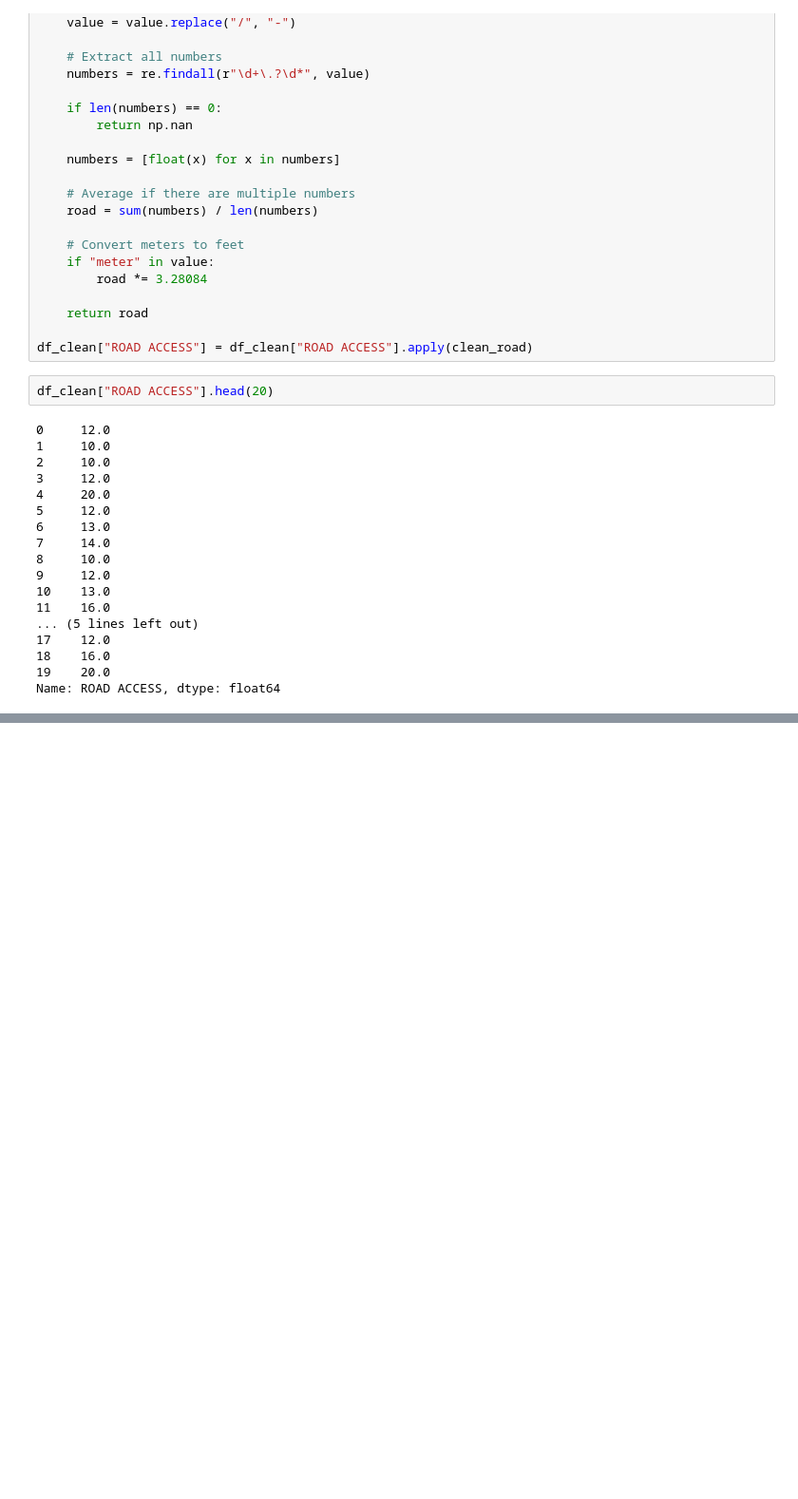
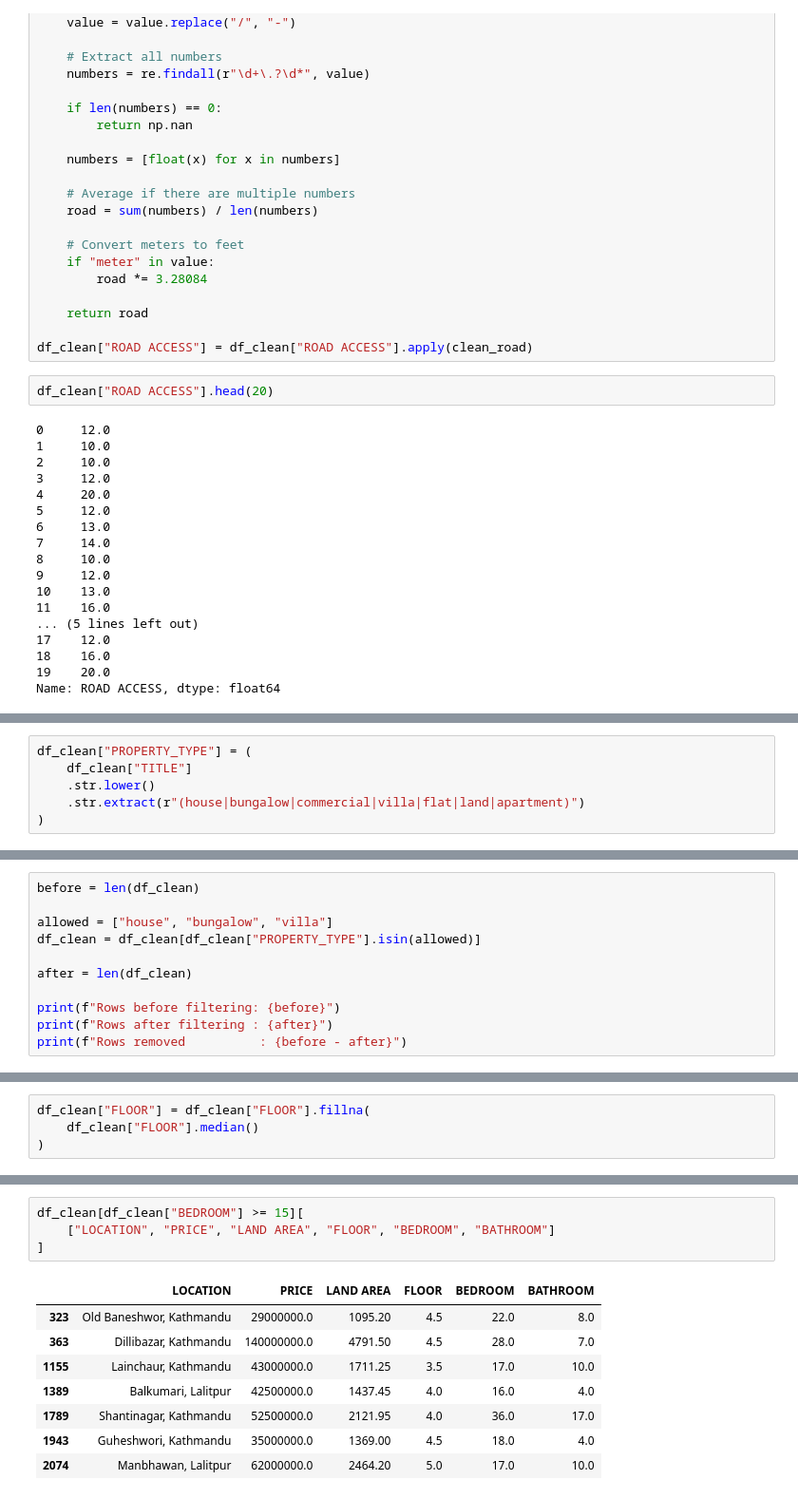
Before and after one commit to ishan2021/House-Price-Prediction-ML-Project, a Jupyter notebook: notebooks/02_Data_Cleaning.ipynb, the cells around one changed output, grey strips where cells are left out. Shown at 95% size. Saved outputs shown, nothing was run; the diff lists cells and outputs as text; blank space fills up the shorter version.

```diff
--- a/notebooks/02_Data_Cleaning.ipynb
+++ b/notebooks/02_Data_Cleaning.ipynb
@@ -595,0 +705,6 @@ Name: ROAD ACCESS, dtype: float64
+# %%
+df_clean["PROPERTY_TYPE"] = (
+    df_clean["TITLE"]
+    .str.lower()
+    .str.extract(r"(house|bungalow|commercial|villa|flat|land|apartment)")
+)
@@ -595,0 +724,11 @@ Name: ROAD ACCESS, dtype: float64
+# %%
+before = len(df_clean)
+
+allowed = ["house", "bungalow", "villa"]
+df_clean = df_clean[df_clean["PROPERTY_TYPE"].isin(allowed)]
+
+after = len(df_clean)
+
+print(f"Rows before filtering: {before}")
+print(f"Rows after filtering : {after}")
+print(f"Rows removed          : {before - after}")
@@ -595,0 +773,4 @@ Name: ROAD ACCESS, dtype: float64
+# %%
+df_clean["FLOOR"] = df_clean["FLOOR"].fillna(
+    df_clean["FLOOR"].median()
+)
@@ -595,0 +852,13 @@ Name: ROAD ACCESS, dtype: float64
+# %%
+df_clean[df_clean["BEDROOM"] >= 15][
+    ["LOCATION", "PRICE", "LAND AREA", "FLOOR", "BEDROOM", "BATHROOM"]
+]
+# %% [output]
+|  | LOCATION | PRICE | LAND AREA | FLOOR | BEDROOM | BATHROOM |
+| 323 | Old Baneshwor, Kathmandu | 29000000.0 | 1095.20 | 4.5 | 22.0 | 8.0 |
+| 363 | Dillibazar, Kathmandu | 140000000.0 | 4791.50 | 4.5 | 28.0 | 7.0 |
+| 1155 | Lainchaur, Kathmandu | 43000000.0 | 1711.25 | 3.5 | 17.0 | 10.0 |
+| 1389 | Balkumari, Lalitpur | 42500000.0 | 1437.45 | 4.0 | 16.0 | 4.0 |
+| 1789 | Shantinagar, Kathmandu | 52500000.0 | 2121.95 | 4.0 | 36.0 | 17.0 |
+| 1943 | Guheshwori, Kathmandu | 35000000.0 | 1369.00 | 4.5 | 18.0 | 4.0 |
+| 2074 | Manbhawan, Lalitpur | 62000000.0 | 2464.20 | 5.0 | 17.0 | 10.0 |
```
Also changed, not shown: parts of 42 cells of this notebook, 1 other file.
